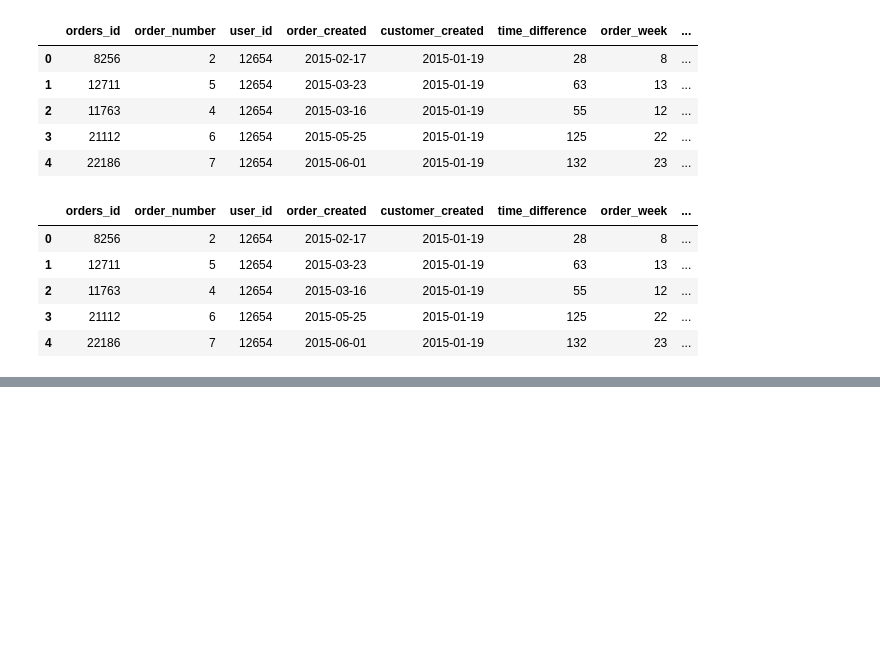
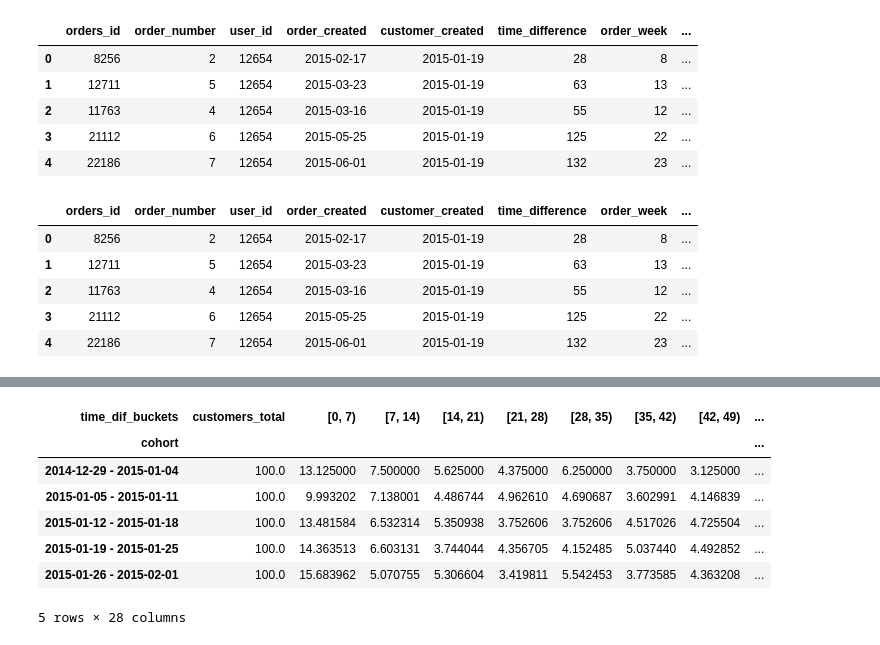
Before and after one commit to jpetersen626/Invitae_Interview_Cohort_Analysis, a Jupyter notebook: Invitae_Analysis_JP.ipynb, the cells around one changed output, grey strips where cells are left out. Cells and saved outputs as stored; diff of their text form; code cells hidden in the pictures; blank space fills up the shorter version.

```diff
--- a/Invitae_Analysis_JP.ipynb
+++ b/Invitae_Analysis_JP.ipynb
@@ -319,0 +420,13 @@ df_combined.sort_values(by='customer_week', ascending=False)
+# %%
+# getting a percentage of the customers ordering per bucket
+df_2_percentages = df_2_pivot.divide(df_2_pivot['customers_total'], axis=0)*100
+df_2_percentages.head()
+# %% [output]
+| time_dif_buckets | customers_total | [0, 7) | [7, 14) | [14, 21) | [21, 28) | [28, 35) | [35, 42) | [42, 49) | ... |
+| cohort |  |  |  |  |  |  |  |  | ... |
+| 2014-12-29 - 2015-01-04 | 100.0 | 13.125000 | 7.500000 | 5.625000 | 4.375000 | 6.250000 | 3.750000 | 3.125000 | ... |
+| 2015-01-05 - 2015-01-11 | 100.0 | 9.993202 | 7.138001 | 4.486744 | 4.962610 | 4.690687 | 3.602991 | 4.146839 | ... |
+| 2015-01-12 - 2015-01-18 | 100.0 | 13.481584 | 6.532314 | 5.350938 | 3.752606 | 3.752606 | 4.517026 | 4.725504 | ... |
+| 2015-01-19 - 2015-01-25 | 100.0 | 14.363513 | 6.603131 | 3.744044 | 4.356705 | 4.152485 | 5.037440 | 4.492852 | ... |
+| 2015-01-26 - 2015-02-01 | 100.0 | 15.683962 | 5.070755 | 5.306604 | 3.419811 | 5.542453 | 3.773585 | 4.363208 | ... |
+5 rows × 28 columns
```
Also changed, not shown: parts of 17 cells of this notebook.
